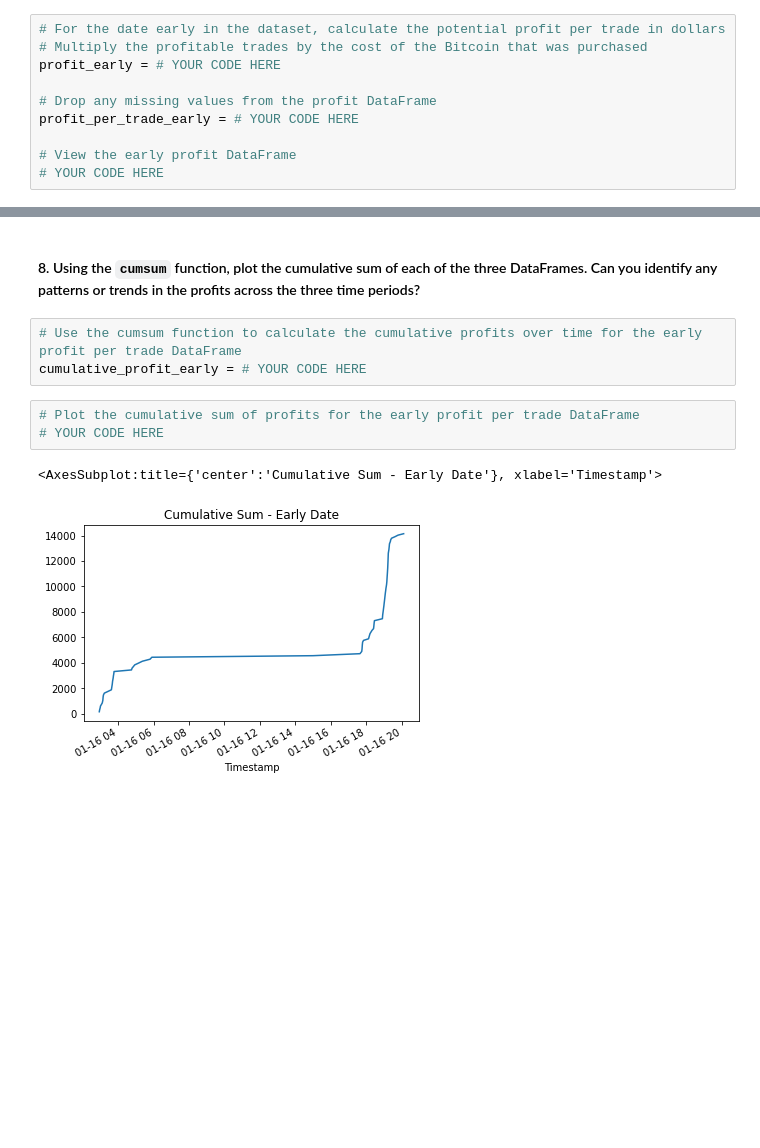
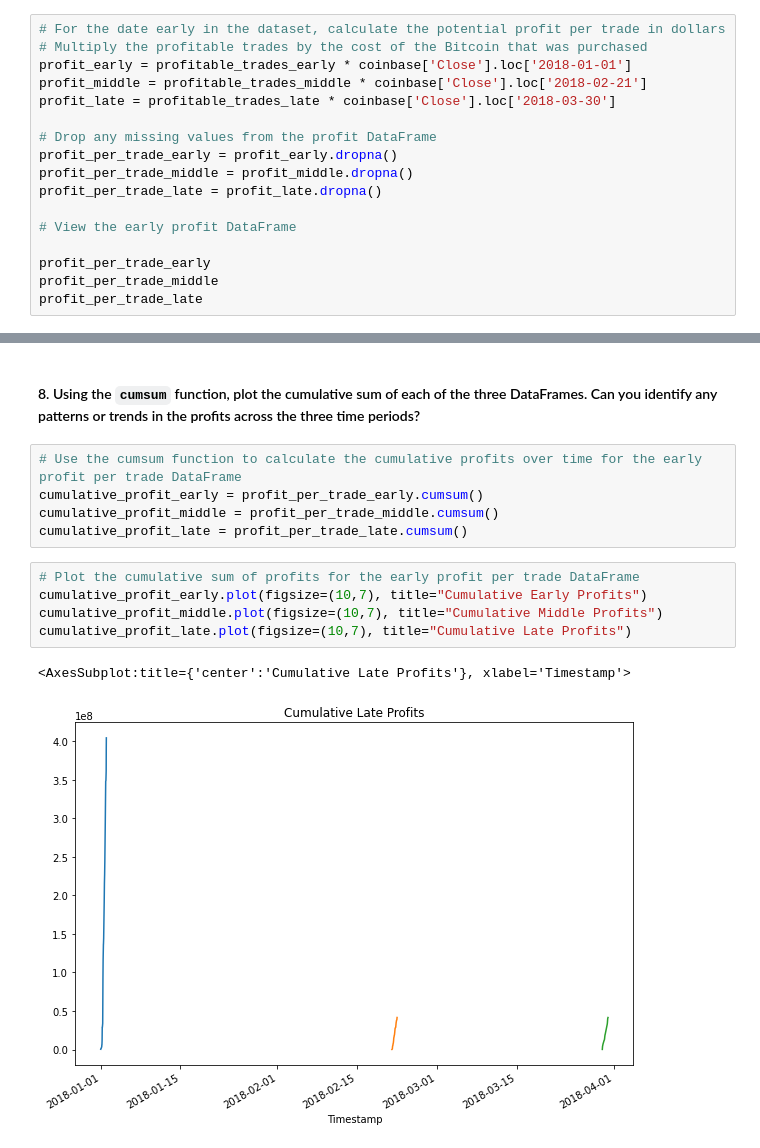
Before and after one commit to sterling-d/Bitcoin-Coinbase-Arbitrage-Opportunities, a Jupyter notebook: Starter_Code_4/crypto_arbitrage.ipynb, the cells around one changed output, grey strips where cells are left out. Saved outputs shown, nothing was run; the diff lists cells and outputs as text; blank space fills up the shorter version.

```diff
--- a/Starter_Code_4/crypto_arbitrage.ipynb
+++ b/Starter_Code_4/crypto_arbitrage.ipynb
@@ -540,12 +540,19 @@ Name: Close, dtype: float64
 # %%
 # For the date early in the dataset, calculate the potential profit per trade in dollars
 # Multiply the profitable trades by the cost of the Bitcoin that was purchased
-profit_early = # YOUR CODE HERE
+profit_early = profitable_trades_early * coinbase['Close'].loc['2018-01-01']
+profit_middle = profitable_trades_middle * coinbase['Close'].loc['2018-02-21']
+profit_late = profitable_trades_late * coinbase['Close'].loc['2018-03-30']
 
 # Drop any missing values from the profit DataFrame
-profit_per_trade_early = # YOUR CODE HERE
+profit_per_trade_early = profit_early.dropna()
+profit_per_trade_middle = profit_middle.dropna()
+profit_per_trade_late = profit_late.dropna()
 
 # View the early profit DataFrame
-# YOUR CODE HERE
+
+profit_per_trade_early
+profit_per_trade_middle
+profit_per_trade_late
 # %% [output]
 Timestamp
@@ -593,13 +613,17 @@ Name: Close, dtype: float64
 #### 8. Using the `cumsum` function, plot the cumulative sum of each of the three DataFrames. Can you identify any patterns or trends in the profits across the three time periods?
 # %%
 # Use the cumsum function to calculate the cumulative profits over time for the early profit per trade DataFrame
-cumulative_profit_early = # YOUR CODE HERE
+cumulative_profit_early = profit_per_trade_early.cumsum()
+cumulative_profit_middle = profit_per_trade_middle.cumsum()
+cumulative_profit_late = profit_per_trade_late.cumsum()
 # %%
 # Plot the cumulative sum of profits for the early profit per trade DataFrame
-# YOUR CODE HERE
+cumulative_profit_early.plot(figsize=(10,7), title="Cumulative Early Profits")
+cumulative_profit_middle.plot(figsize=(10,7), title="Cumulative Middle Profits")
+cumulative_profit_late.plot(figsize=(10,7), title="Cumulative Late Profits")
 # %% [output]
-<AxesSubplot:title={'center':'Cumulative Sum - Early Date'}, xlabel='Timestamp'>
+<AxesSubplot:title={'center':'Cumulative Late Profits'}, xlabel='Timestamp'>
-[figure, old version]
+[figure, new version]
 # %% [markdown]
 **Question:** After reviewing the profit information across each date from the different time periods, can you identify any patterns or trends?
 
```
Also changed, not shown: parts of 6 cells of this notebook.
